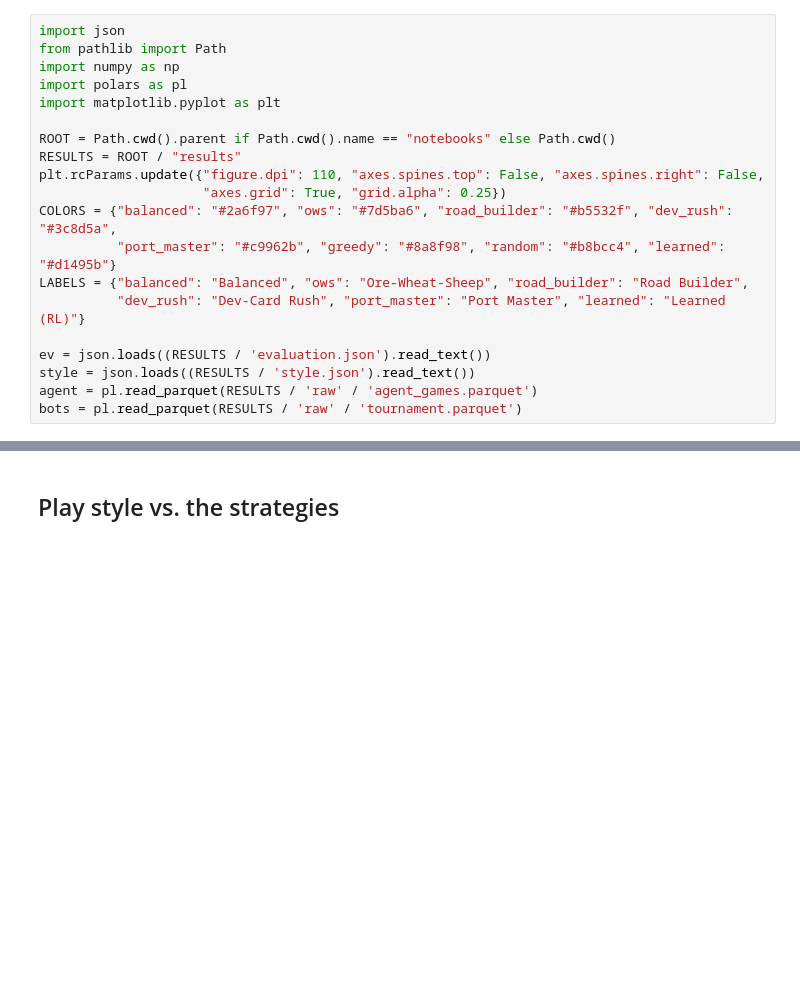
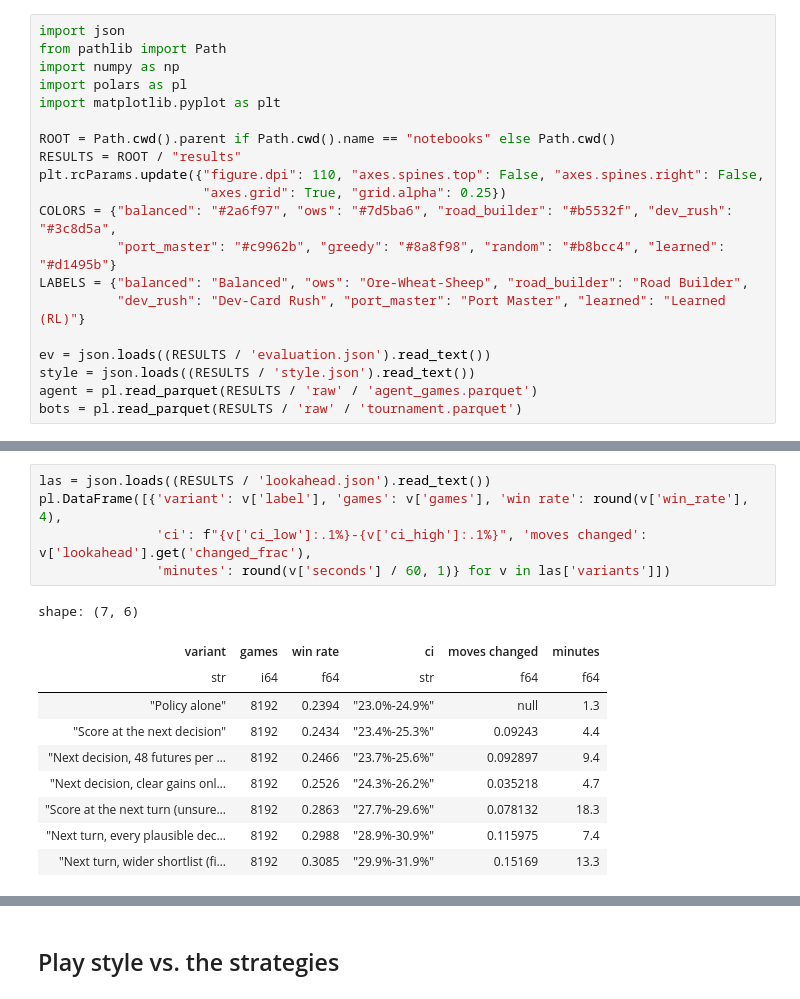
Before and after one commit to HugoSimonet/catan-bot-lab, a Jupyter notebook: notebooks/04_what_the_ai_learned.ipynb, the cells around one changed output, grey strips where cells are left out. Drawn from its saved outputs; the diff is of its cells as text; blank space fills up the shorter version.

```diff
--- a/notebooks/04_what_the_ai_learned.ipynb
+++ b/notebooks/04_what_the_ai_learned.ipynb
@@ -29,0 +57,16 @@ The agent in one seat and three tuned strategy bots in the others, all seats rot
+# %%
+las = json.loads((RESULTS / 'lookahead.json').read_text())
+pl.DataFrame([{'variant': v['label'], 'games': v['games'], 'win rate': round(v['win_rate'], 4),
+               'ci': f"{v['ci_low']:.1%}-{v['ci_high']:.1%}", 'moves changed': v['lookahead'].get('changed_frac'),
+               'minutes': round(v['seconds'] / 60, 1)} for v in las['variants']])
+# %% [output]
+shape: (7, 6)
+| variant | games | win rate | ci | moves changed | minutes |
+| str | i64 | f64 | str | f64 | f64 |
+| "Policy alone" | 8192 | 0.2394 | "23.0%-24.9%" | null | 1.3 |
+| "Score at the next decision" | 8192 | 0.2434 | "23.4%-25.3%" | 0.09243 | 4.4 |
+| "Next decision, 48 futures per … | 8192 | 0.2466 | "23.7%-25.6%" | 0.092897 | 9.4 |
+| "Next decision, clear gains onl… | 8192 | 0.2526 | "24.3%-26.2%" | 0.035218 | 4.7 |
+| "Score at the next turn (unsure… | 8192 | 0.2863 | "27.7%-29.6%" | 0.078132 | 18.3 |
+| "Next turn, every plausible dec… | 8192 | 0.2988 | "28.9%-30.9%" | 0.115975 | 7.4 |
+| "Next turn, wider shortlist (fi… | 8192 | 0.3085 | "29.9%-31.9%" | 0.15169 | 13.3 |
```
Also changed, not shown: parts of 13 cells of this notebook, 32 other files.
